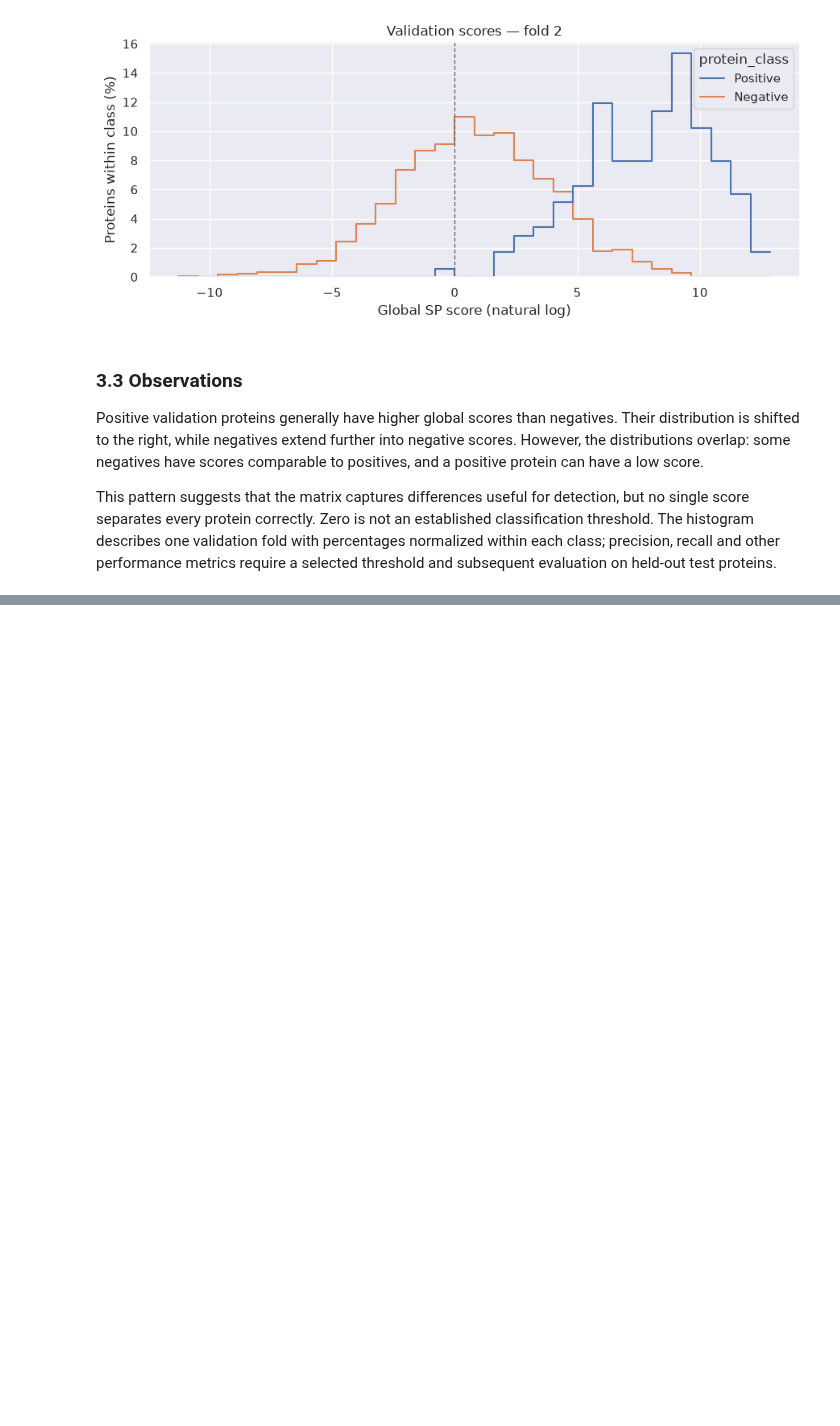
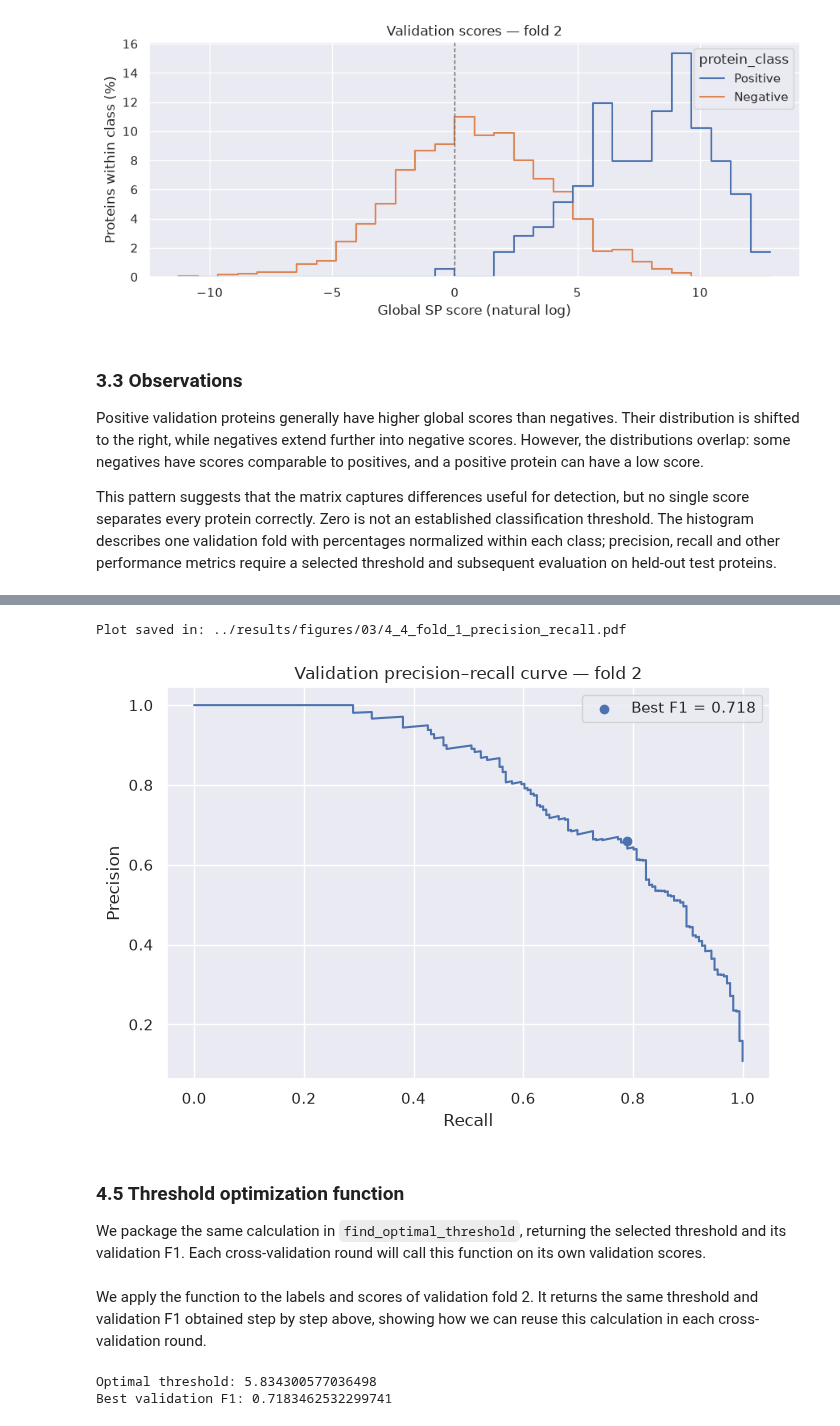
Before and after one commit to bioinformatikk/LB2_project_Group_10, a Jupyter notebook: notebooks/03_von_heijne_method.ipynb, the cells around one changed output, grey strips where cells are left out. Saved outputs shown, nothing was run; the diff lists cells and outputs as text; code cells hidden in the pictures; blank space fills up the shorter version.

Commit message:
Added threshold optimization to 03

```diff
--- a/notebooks/03_von_heijne_method.ipynb
+++ b/notebooks/03_von_heijne_method.ipynb
@@ -350,0 +377,9 @@ This pattern suggests that the matrix captures differences useful for detection,
+# %%
+f1_scores = np.divide(
+    2 * precision[:-1] * recall[:-1],
+    precision[:-1] + recall[:-1],
+    out=np.zeros_like(precision[:-1]),
+    where=(precision[:-1] + recall[:-1]) != 0
+)
+
+print("Number of F1 scores:", len(f1_scores))
@@ -350,0 +392,10 @@ This pattern suggests that the matrix captures differences useful for detection,
+# %%
+best_index = np.argmax(f1_scores)
+
+best_threshold = thresholds[best_index]
+best_f1 = f1_scores[best_index]
+
+print("Best threshold:", best_threshold)
+print("Best F1 score:", best_f1)
+print("Precision at best threshold:", precision[best_index])
+print("Recall at best threshold:", recall[best_index])
@@ -350,0 +411,28 @@ This pattern suggests that the matrix captures differences useful for detection,
+# %%
+fig, ax = plt.subplots(figsize=(7, 5))
+
+ax.plot(recall, precision)
+
+ax.scatter(
+    recall[best_index],
+    precision[best_index],
+    label=f"Best F1 = {best_f1:.3f}"
+)
+
+ax.set_xlabel("Recall")
+ax.set_ylabel("Precision")
+ax.set_title(f"Validation precision–recall curve — fold {test_fold % 5 + 1}")
+ax.legend()
+
+fig.tight_layout()
+figure_path = figure_dir / f"4_4_fold_{test_fold}_precision_recall.pdf"
+fig.savefig(figure_path, format="pdf", bbox_inches="tight")
+print("Plot saved in:", figure_path)
+plt.show()
+# %% [output]
+Plot saved in: ../results/figures/03/4_4_fold_1_precision_recall.pdf
+[figure, added]
+# %% [markdown]
+### 4.5 Threshold optimization function
+
+We package the same calculation in `find_optimal_threshold`, returning the selected threshold and its validation F1. Each cross-validation round will call this function on its own validation scores.
@@ -350,0 +459,13 @@ This pattern suggests that the matrix captures differences useful for detection,
+# %% [markdown]
+We apply the function to the labels and scores of validation fold 2. It returns the same threshold and validation F1 obtained step by step above, showing how we can reuse this calculation in each cross-validation round.
+# %%
+best_threshold, best_f1 = find_optimal_threshold(
+    y_val,
+    y_val_scores
+)
+
+print("Optimal threshold:", best_threshold)
+print("Best validation F1:", best_f1)
+# %% [output]
+Optimal threshold: 5.834300577036498
+Best validation F1: 0.7183462532299741
```
Also changed, not shown: parts of 13 cells of this notebook, 5 other files.
